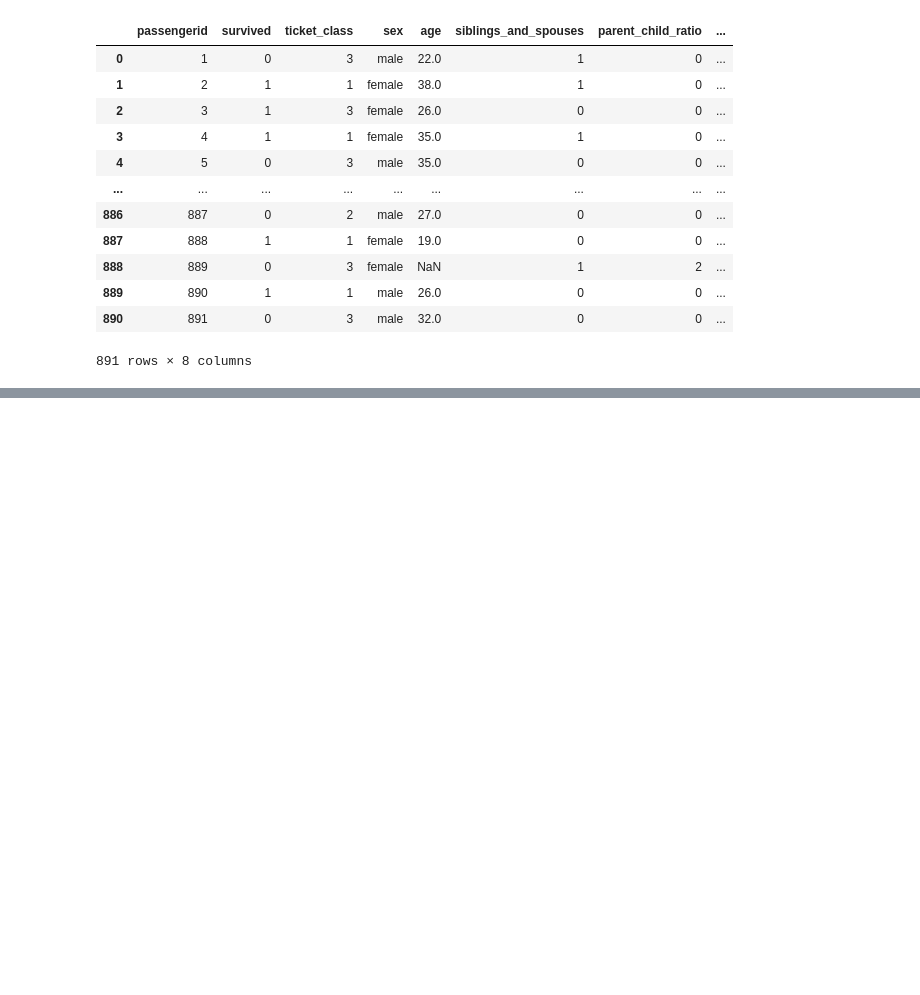
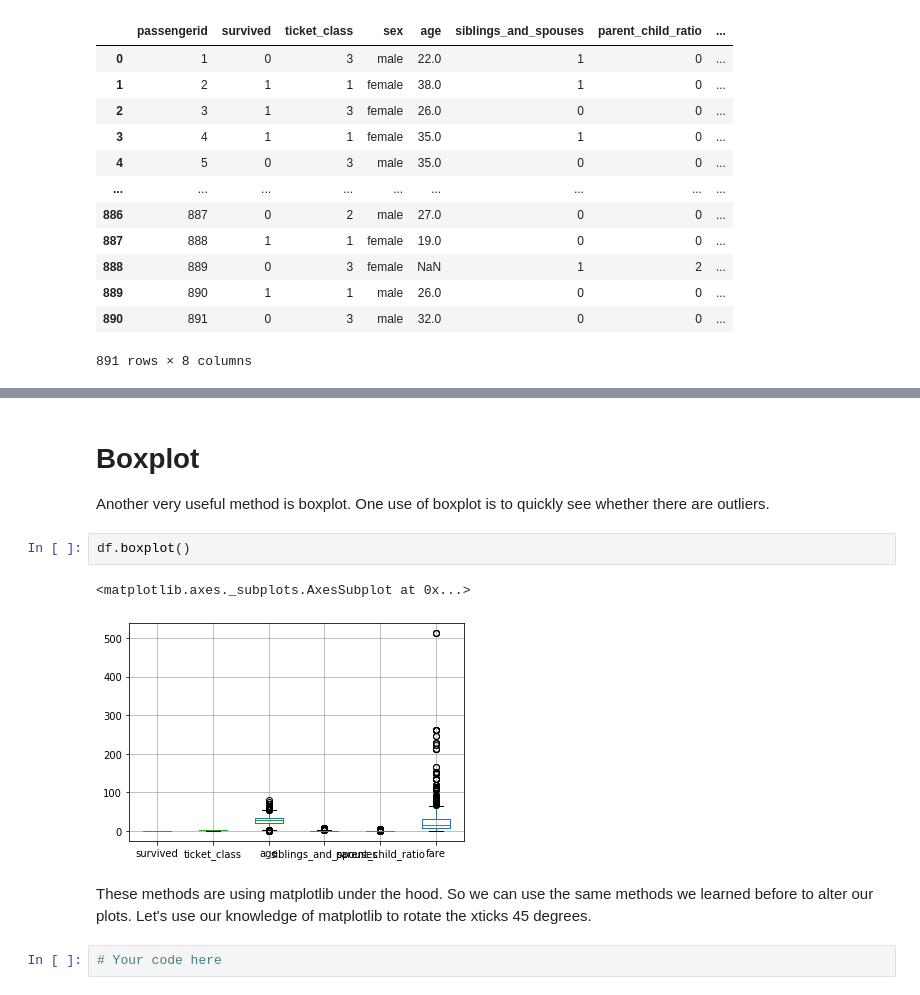
Before and after one commit to lecritch/pandas1_seattle-chicago-ds, a Jupyter notebook: pandas_intro_continued.ipynb, the cells around one changed output, grey strips where cells are left out. Cells and saved outputs as stored; diff of their text form; blank space fills up the shorter version.

```diff
--- a/pandas_intro_continued.ipynb
+++ b/pandas_intro_continued.ipynb
@@ -179,0 +434,13 @@ df.drop(columns=['cabin','ticket', 'embarked'])
+# %% [markdown]
+# Boxplot
+
+Another very useful method is boxplot.  One use of boxplot is to quickly see whether there are outliers.
+# %%
+df.boxplot()
+# %% [output]
+<matplotlib.axes._subplots.AxesSubplot at 0x...>
+[figure, added]
+# %% [markdown]
+These methods are using matplotlib under the hood.  So we can use the same methods we learned before to alter our plots.  Let's use our knowledge of matplotlib to rotate the xticks 45 degrees.
+# %%
+# Your code here
```
Also changed, not shown: parts of 58 cells of this notebook.
